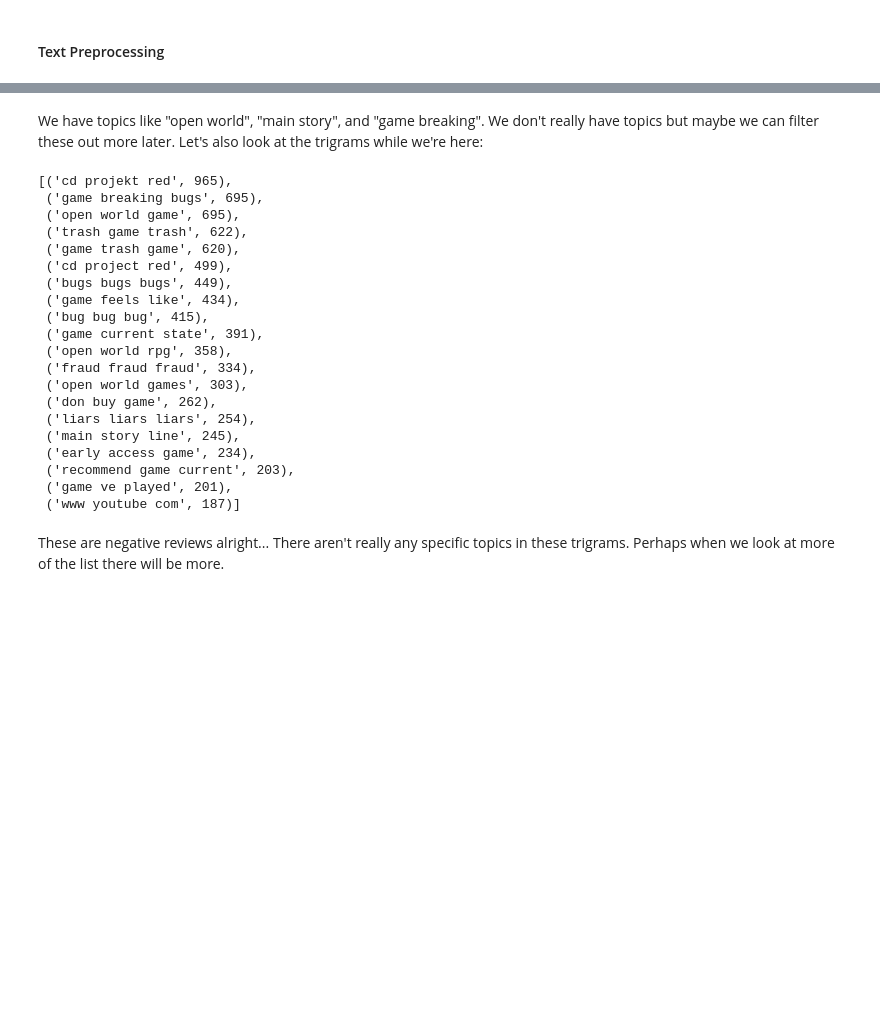
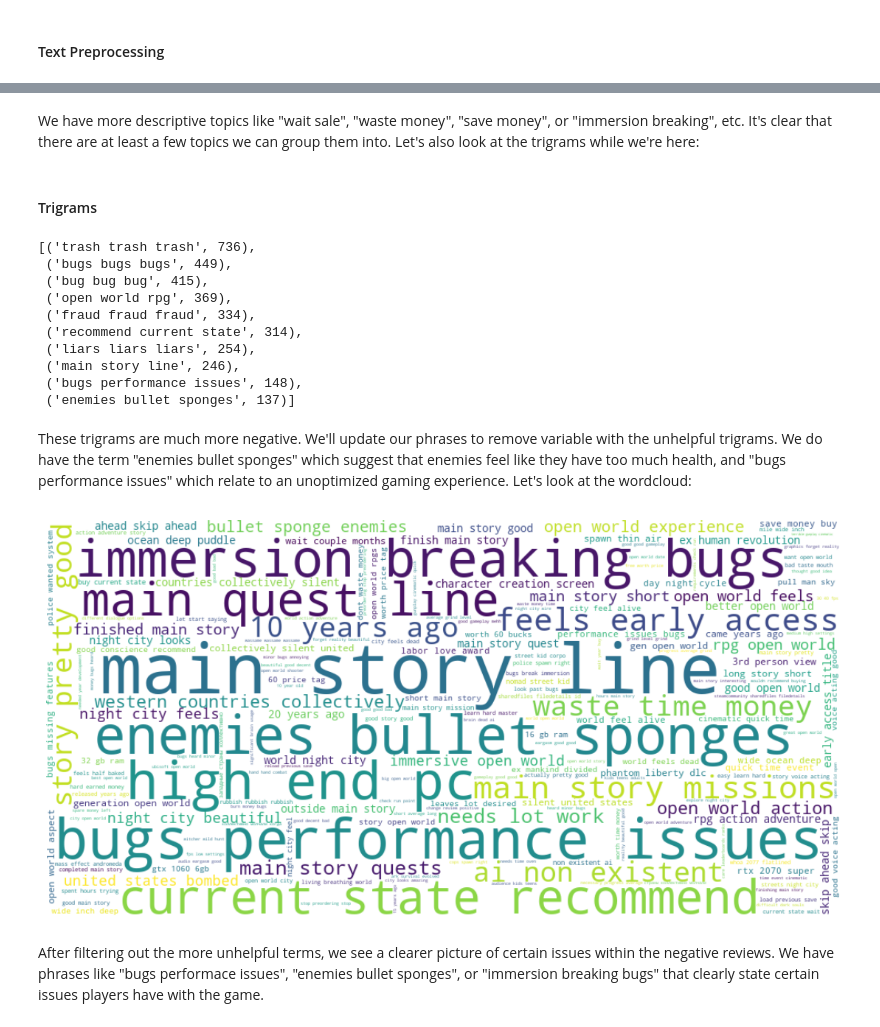
Before and after one commit to jjrbf/IAT461-Assignment4, a Jupyter notebook: iat461_a4_johannferrera_301601581.ipynb, the cells around one changed output, grey strips where cells are left out. Cells and saved outputs as stored; diff of their text form; code cells hidden in the pictures; blank space fills up the shorter version.

```diff
--- a/iat461_a4_johannferrera_301601581.ipynb
+++ b/iat461_a4_johannferrera_301601581.ipynb
@@ -795,10 +852,12 @@ bigrams[:20]
 # %% [markdown]
-We have topics like "open world", "main story", and "game breaking". We don't really have topics but maybe we can filter these out more later. Let's also look at the trigrams while we're here:
+We have more descriptive topics like "wait sale", "waste money", "save money", or "immersion breaking", etc. It's clear that there are at least a few topics we can group them into. Let's also look at the trigrams while we're here:
+# %% [markdown]
+#### Trigrams
 # %%
+# Get trigrams
 vectorizer = CountVectorizer(
-    stop_words="english",
+    stop_words=stop_words,
     ngram_range=(3,3),
-    max_features=20
 )
 
 X = vectorizer.fit_transform(
@@ -807,36 +866,70 @@ X = vectorizer.fit_transform(
 
 counts = X.sum(axis=0).A1
 
-bigrams = sorted(
+trigrams = sorted(
     zip(vectorizer.get_feature_names_out(), counts),
     key=lambda x: x[1],
     reverse=True
 )
 
-bigrams[:20]
+trigrams[:10]
 # %% [output]
-[('cd projekt red', 965),
- ('game breaking bugs', 695),
- ('open world game', 695),
- ('trash game trash', 622),
- ('game trash game', 620),
- ('cd project red', 499),
+[('trash trash trash', 736),
  ('bugs bugs bugs', 449),
- ('game feels like', 434),
  ('bug bug bug', 415),
- ('game current state', 391),
- ('open world rpg', 358),
+ ('open world rpg', 369),
  ('fraud fraud fraud', 334),
- ('open world games', 303),
- ('don buy game', 262),
+ ('recommend current state', 314),
  ('liars liars liars', 254),
- ('main story line', 245),
- ('early access game', 234),
- ('recommend game current', 203),
- ('game ve played', 201),
- ('www youtube com', 187)]
+ ('main story line', 246),
+ ('bugs performance issues', 148),
+ ('enemies bullet sponges', 137)]
 # %% [markdown]
-These are negative reviews alright... There aren't really any specific topics in these trigrams. Perhaps when we look at more of the list there will be more.
+These trigrams are much more negative. We'll update our phrases to remove variable with the unhelpful trigrams. We do have the term "enemies bullet sponges" which suggest that enemies feel like they have too much health, and "bugs performance issues" which relate to an unoptimized gaming experience. Let's look at the wordcloud:
+# %%
+# Remove these phrases to not show on the wordcloud
+phrases_to_remove = {
+    "bugs bugs bugs",
+    "recommend current state",
+    "fraud fraud fraud",
+    "open world rpg",
+    "etc etc etc",
+    "bla bla bla",
+    "liars liars liars",
+    "trash trash trash",
+    "crash crash crash",
+    "hate hate hate",
+    "brokenits brokenits brokenits",
+    "iti hate iti",
+    "hate iti hate",
+    "bug bug bug"
+}
+
+trigrams_filtered = [
+    (phrase, count)
+    for phrase, count in trigrams
+    if phrase not in phrases_to_remove
+]
+
+# Trigrams into a dictionary
+trigram_freq = dict(trigrams_filtered)
+
+# Create word cloud
+wordcloud = WordCloud(
+    width=1000,
+    height=500,
+    background_color="white"
+).generate_from_frequencies(trigram_freq)
+
+# Display
+plt.figure(figsize=(15, 7))
+plt.imshow(wordcloud, interpolation="bilinear")
+plt.axis("off")
+plt.show()
+# %% [output]
+[figure, added]
+# %% [markdown]
+After filtering out the more unhelpful terms, we see a clearer picture of certain issues within the negative reviews. We have phrases like "bugs performace issues", "enemies bullet sponges", or "immersion breaking bugs" that clearly state certain issues players have with the game.
 # %% [markdown]
 #### Interpretation and Analysis
 
```
Also changed, not shown: parts of 20 cells of this notebook.
